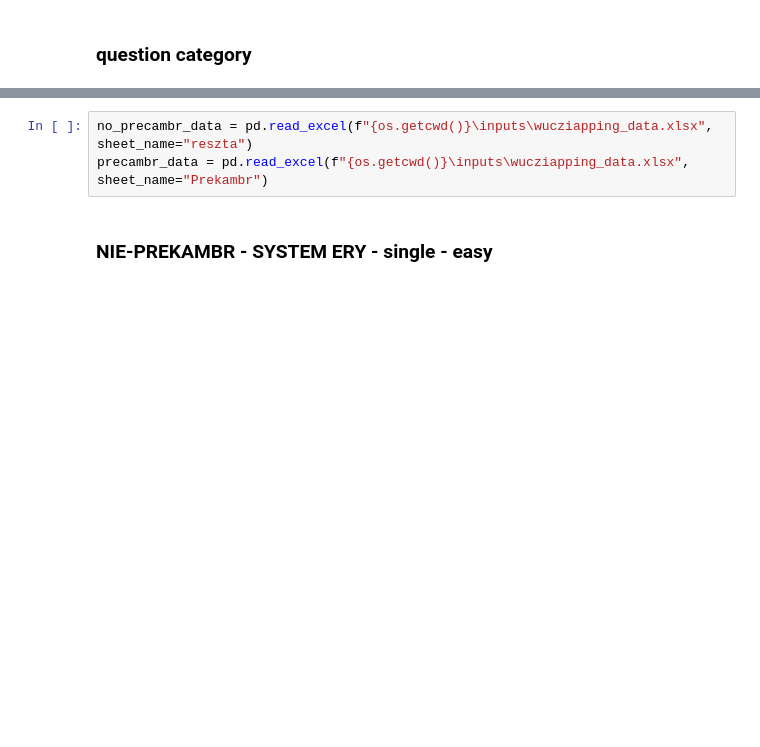
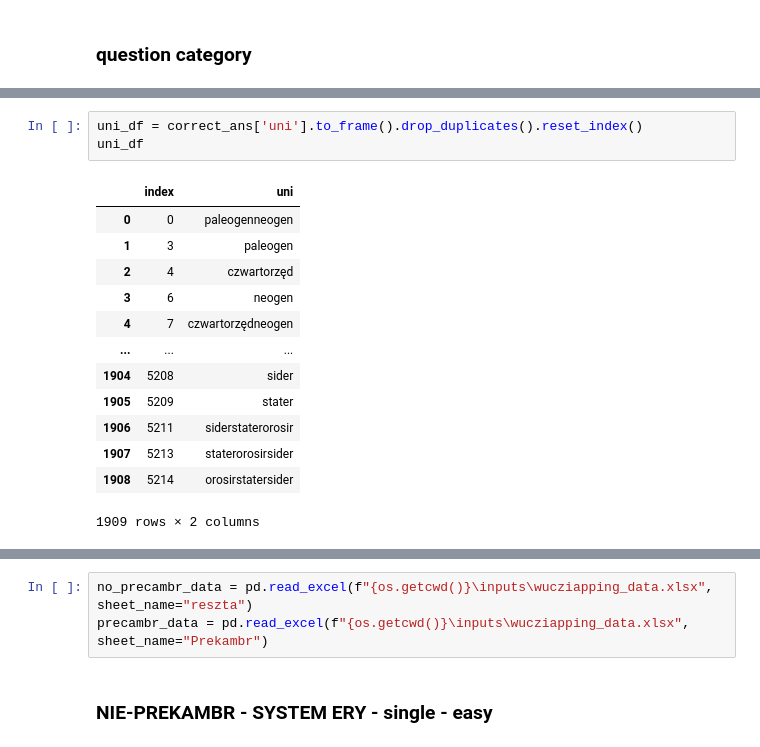
Before and after one commit to wiktorpiela/wucziapping, a Jupyter notebook: backend/question_builder/testing.ipynb, the cells around one changed output, grey strips where cells are left out. Drawn from its saved outputs; the diff is of its cells as text; blank space fills up the shorter version.

```diff
--- a/backend/question_builder/testing.ipynb
+++ b/backend/question_builder/testing.ipynb
@@ -44,0 +48,17 @@ data
+# %%
+uni_df = correct_ans['uni'].to_frame().drop_duplicates().reset_index()
+uni_df
+# %% [output]
+|  | index | uni |
+| 0 | 0 | paleogenneogen |
+| 1 | 3 | paleogen |
+| 2 | 4 | czwartorzęd |
+| 3 | 6 | neogen |
+| 4 | 7 | czwartorzędneogen |
+| ... | ... | ... |
+| 1904 | 5208 | sider |
+| 1905 | 5209 | stater |
+| 1906 | 5211 | siderstaterorosir |
+| 1907 | 5213 | staterorosirsider |
+| 1908 | 5214 | orosirstatersider |
+1909 rows × 2 columns
```
Also changed, not shown: parts of 17 cells of this notebook, 1 other file.
